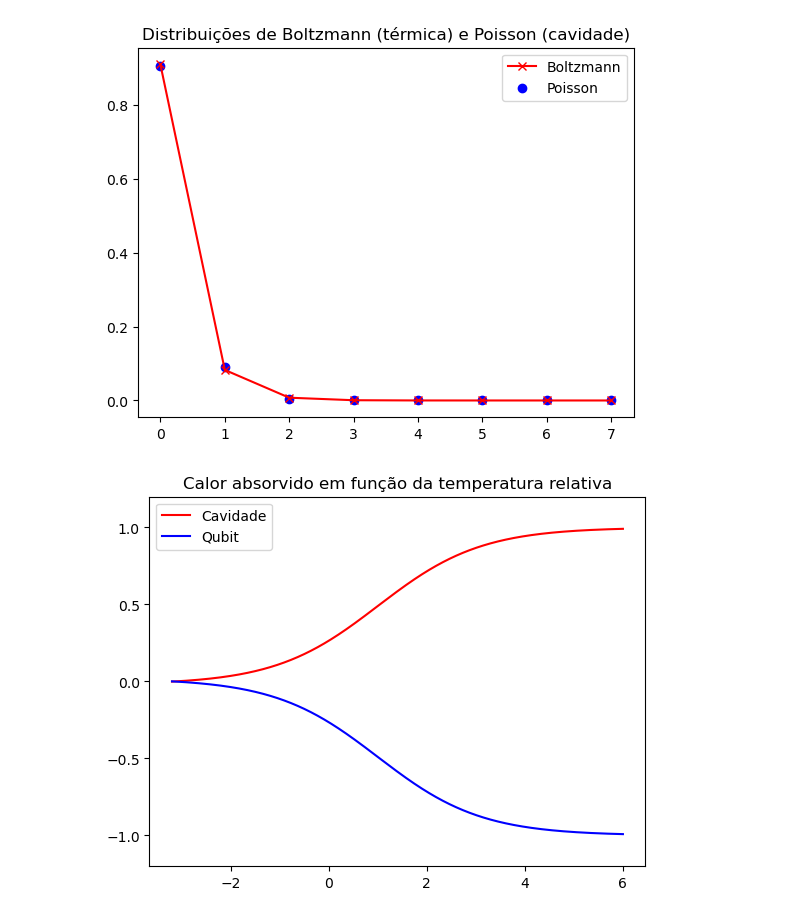
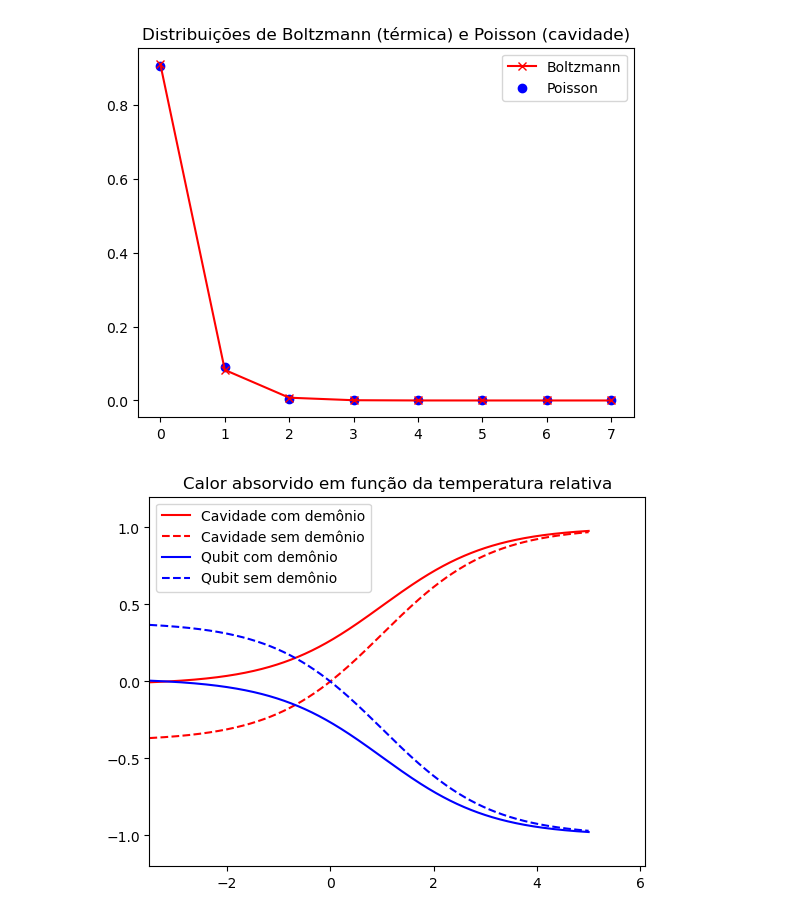
Before and after one commit to victoormsales/Maxwells_Demon, a Jupyter notebook: Notebooks/QuTip.ipynb, the cells around one changed output. Cells and saved outputs as stored; diff of their text form; code cells hidden in the pictures.

```diff
--- a/Notebooks/QuTip.ipynb
+++ b/Notebooks/QuTip.ipynb
@@ -95,41 +104,52 @@ A distância de Bures desses estados é: 0.42167851529086653
 # %%
 #Plotando o calor recebido pela cavidade
 
 N = 5000 #número de pontos no gráfico
 eta = 0.95 #eficiência de leitura
-delta_beta = np.linspace(-3.2, 6, N)
+delta_beta = np.linspace(-3.5, 5, N)
 p_e = 1/(np.exp(eta*(1-delta_beta))+1) #população do estado térmico excitado do qubit
 n_0 = 0.63 #número inicial de fótons na cavidade
 
 #Façamos um range inicial de 20 termos para a soma em n_f
 
 P_c = np.array([n_0**i/((1+n_0)**(i+1)) for i in range(0,100)])
-n_f = 0
-n_f_lista = np.zeros(N)
+n_f_d = 0
+n_f_sd = 0
+n_f_lista_dem = np.zeros(N) #com demonio
+n_f_lista_sdem = np.zeros(N) #sem demonio
 for j in range(0,N):
     for i in range(0,20):
-        n_f = n_f + i*P_c[i]*eta*(1-p_e[j]) + (i+1)*P_c[i+2]*(1-eta)*(1-p_e[j]) + (i+1)*P_c[i]*p_e[j]
-    n_f_lista[j] = n_f
-    n_f = 0
+        n_f_d = n_f_d + i*P_c[i]*eta*(1-p_e[j]) + (i+1)*P_c[i+2]*(1-eta)*(1-p_e[j]) + (i+1)*P_c[i]*p_e[j]
+        n_f_sd = n_f_sd + (i+1)*P_c[i+2]*(1-p_e[j]) + (i+1)*P_c[i]*p_e[j]
+    n_f_lista_dem[j] = n_f_d
+    n_f_lista_sdem[j] = n_f_sd
+    n_f_d = 0
+    n_f_sd = 0
 
 #Calculando lista final:
 
-delta_n = n_f_lista - n_0
+delta_n_dem = n_f_lista_dem - n_0
+delta_n_sdem = n_f_lista_sdem - n_0
 
 #Calculando o calor recebido pelo qubit:
 
-p_e_final = (1-eta)*(1-P_c[0])*(1-p_e)
-delta_p_e = p_e_final - p_e
+p_e_final_dem = (1-eta)*(1-P_c[0])*(1-p_e) #com demonio
+p_e_final_sdem = (1-P_c[0])*(1-p_e) #sem demonio
+delta_p_e_dem = p_e_final_dem - p_e
+delta_p_e_sdem = p_e_final_sdem - p_e
 
 #Plotando resultados...
 
-plt.plot(delta_beta, delta_n, color='red', label='Cavidade')
-plt.plot(delta_beta, delta_p_e, color='blue', label='Qubit')
+plt.plot(delta_beta, delta_n_dem, color='red', label='Cavidade com demônio')
+plt.plot(delta_beta, delta_n_sdem, '--', color='red', label='Cavidade sem demônio')
+plt.plot(delta_beta, delta_p_e_dem, color='blue', label='Qubit com demônio')
+plt.plot(delta_beta, delta_p_e_sdem, '--', color='blue', label='Qubit sem demônio')
 plt.ylim([-1.2, 1.2])
+plt.xlim([-3.5, 6.1])
 plt.title('Calor absorvido em função da temperatura relativa')
 plt.legend()
 plt.show()
 
 #aaaa
 # %% [output]
-[figure, old version]
+[figure, new version]
```
Also changed, not shown: parts of 8 cells of this notebook.
